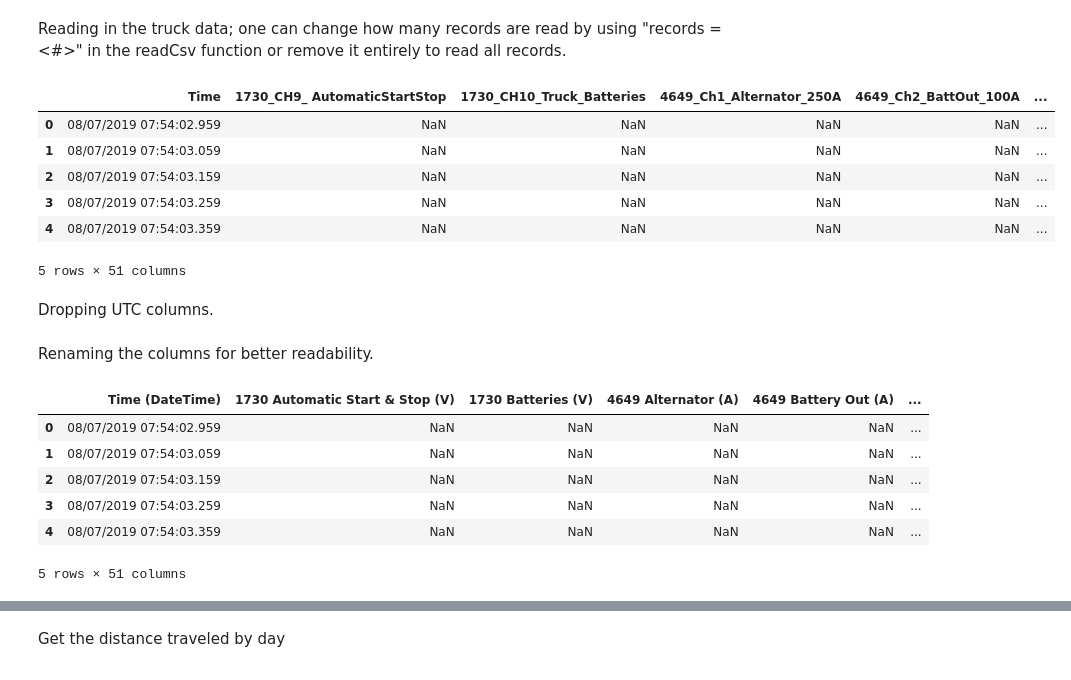
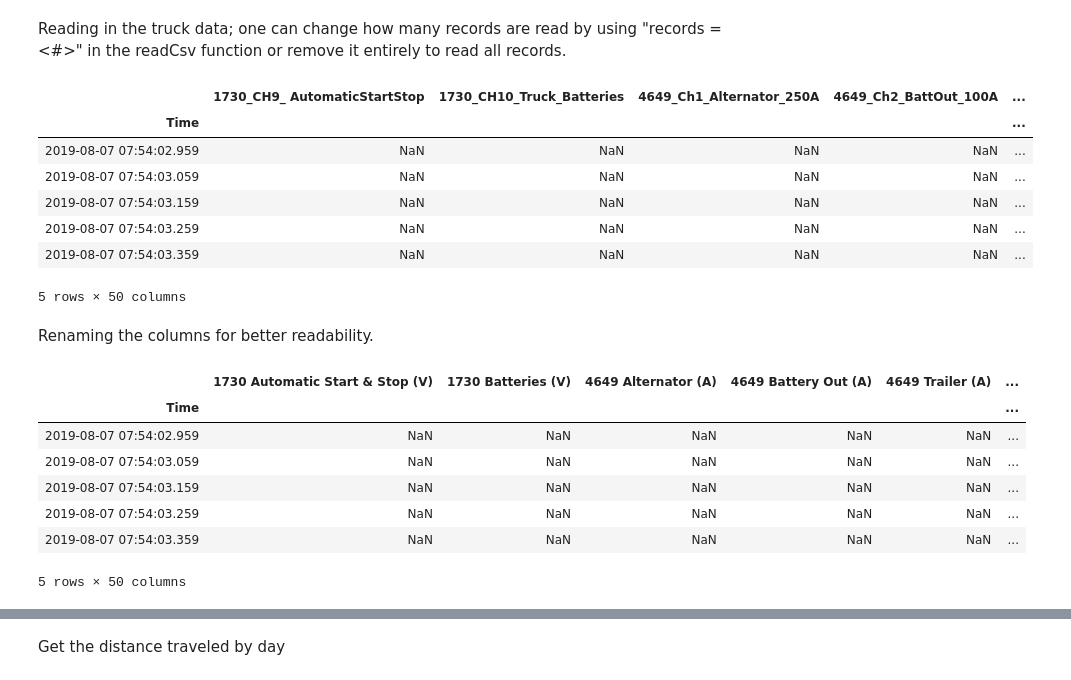
Before and after one commit to UNCG-CSE/Volvo_Truck_Analytics, a Jupyter notebook: src/Truck 1 Analysis.ipynb, the cells around one changed output, grey strips where cells are left out. Cells and saved outputs as stored; diff of their text form; code cells hidden in the pictures.

```diff
--- a/src/Truck 1 Analysis.ipynb
+++ b/src/Truck 1 Analysis.ipynb
@@ -23,8 +23,8 @@ truck1DictPath = "../data/dictionary/truck1dict.csv"
 # %%
 """Uses Pandas's read_csv method to read a CSV file and returns a DataFrame of it to the notebook.
 This function reads in all rows and defines the header row at index 0 by default."""
-def readCsv(truck, records = None, headerIdx = 0):
-    return pd.read_csv(truck, nrows = records, header = [headerIdx])
+def readCsv(truck, records = None, index_col = None, columns = None):
+    return pd.read_csv(truck, nrows = records, index_col = index_col, engine = 'c', skip_blank_lines = True)
 
 """Creates a Python dictionary from a pre-defined CSV dictionary.
 This will only look at the first two columns of the given CSV file."""
@@ -40,7 +40,7 @@ def createPythonDictionary(dictionaryCSV):
 
 """Returns a DataFrame without the UTC columns. Specific to the given Volvo truck data."""
 def cullUtcCols(truckData):
-    noUTC = truckData.drop(["UTC hour", "UTC minute", "UTC second", "UTC month", "UTC day", "UTC year"], axis = 1)
+    noUTC = truckData.drop(["UTC hour", "UTC minute", "UTC second", "UTC month", "UTC day", "UTC year"])
     return noUTC
 
 """Takes a DataFrame and a dictionary as parameters; uses the dictionary to rename all matching columns then
@@ -52,15 +52,15 @@ def renameColumns(dataFrame, dictionary):
 # %% [markdown]
 Reading in the truck data; one can change how many records are read by using "records = <#>" in the readCsv function or remove it entirely to read all records.
 # %%
-truck1Df = readCsv(truck1Path)
+truck1Df = readCsv(truck1Path, index_col="Time")
+truck1Df.index = pd.to_datetime(truck1Df.index)
 truck1Df.head()
 # %% [output]
-|  | Time | 1730_CH9_ AutomaticStartStop | 1730_CH10_Truck_Batteries | 4649_Ch1_Alternator_250A | 4649_Ch2_BattOut_100A | ... |
-| 0 | 08/07/2019 07:54:02.959 | NaN | NaN | NaN | NaN | ... |
-| 1 | 08/07/2019 07:54:03.059 | NaN | NaN | NaN | NaN | ... |
-| 2 | 08/07/2019 07:54:03.159 | NaN | NaN | NaN | NaN | ... |
-| 3 | 08/07/2019 07:54:03.259 | NaN | NaN | NaN | NaN | ... |
-| 4 | 08/07/2019 07:54:03.359 | NaN | NaN | NaN | NaN | ... |
+|  | 1730_CH9_ AutomaticStartStop | 1730_CH10_Truck_Batteries | 4649_Ch1_Alternator_250A | 4649_Ch2_BattOut_100A | ... |
+| Time |  |  |  |  | ... |
+| 2019-08-07 07:54:02.959 | NaN | NaN | NaN | NaN | ... |
+| 2019-08-07 07:54:03.059 | NaN | NaN | NaN | NaN | ... |
+| 2019-08-07 07:54:03.159 | NaN | NaN | NaN | NaN | ... |
+| 2019-08-07 07:54:03.259 | NaN | NaN | NaN | NaN | ... |
+| 2019-08-07 07:54:03.359 | NaN | NaN | NaN | NaN | ... |
-5 rows × 51 columns
+5 rows × 50 columns
-# %% [markdown]
-Dropping UTC columns.
@@ -76,10 +73,11 @@ truck1Dict = createPythonDictionary(truck1DictPath)
 truck1Df = renameColumns(truck1Df, truck1Dict)
 truck1Df.head()
 # %% [output]
-|  | Time (DateTime) | 1730 Automatic Start & Stop (V) | 1730 Batteries (V) | 4649 Alternator (A) | 4649 Battery Out (A) | ... |
-| 0 | 08/07/2019 07:54:02.959 | NaN | NaN | NaN | NaN | ... |
-| 1 | 08/07/2019 07:54:03.059 | NaN | NaN | NaN | NaN | ... |
-| 2 | 08/07/2019 07:54:03.159 | NaN | NaN | NaN | NaN | ... |
-| 3 | 08/07/2019 07:54:03.259 | NaN | NaN | NaN | NaN | ... |
-| 4 | 08/07/2019 07:54:03.359 | NaN | NaN | NaN | NaN | ... |
+|  | 1730 Automatic Start & Stop (V) | 1730 Batteries (V) | 4649 Alternator (A) | 4649 Battery Out (A) | 4649 Trailer (A) | ... |
+| Time |  |  |  |  |  | ... |
+| 2019-08-07 07:54:02.959 | NaN | NaN | NaN | NaN | NaN | ... |
+| 2019-08-07 07:54:03.059 | NaN | NaN | NaN | NaN | NaN | ... |
+| 2019-08-07 07:54:03.159 | NaN | NaN | NaN | NaN | NaN | ... |
+| 2019-08-07 07:54:03.259 | NaN | NaN | NaN | NaN | NaN | ... |
+| 2019-08-07 07:54:03.359 | NaN | NaN | NaN | NaN | NaN | ... |
-5 rows × 51 columns
+5 rows × 50 columns
```
Also changed, not shown: parts of 21 cells of this notebook.
